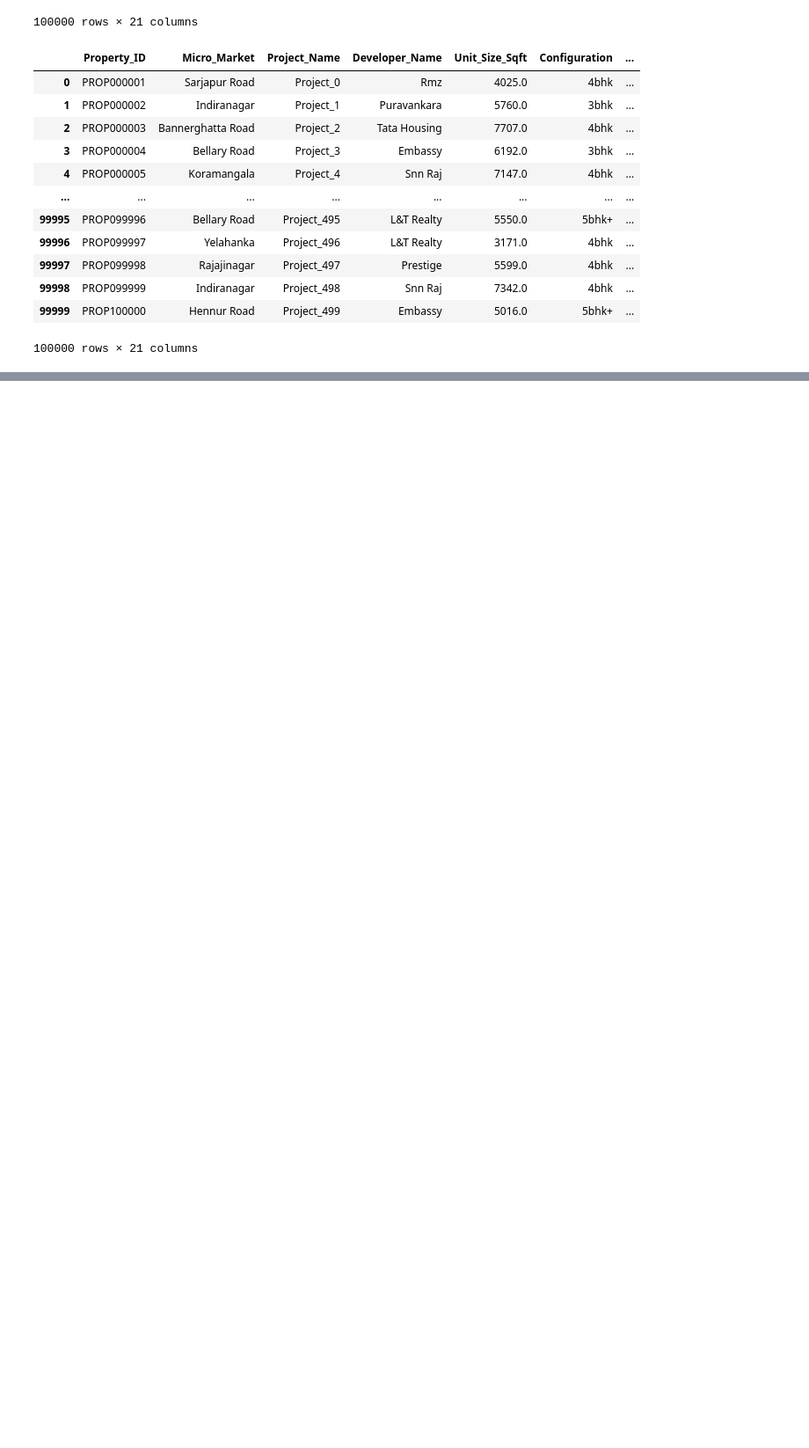
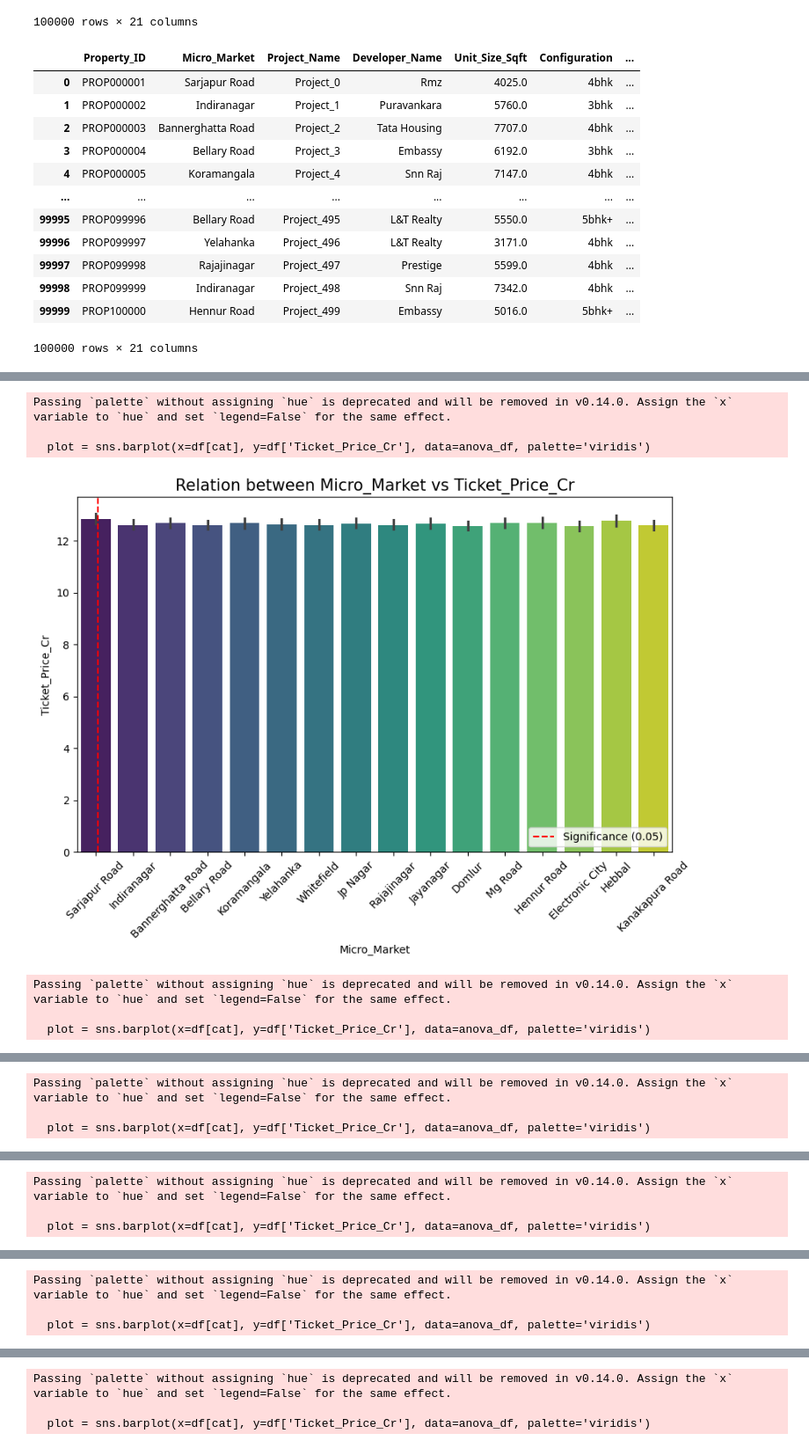
Before and after one commit to Karthigeyanmanoharan/Luxury-Housing-Sales-Analysis-, a Jupyter notebook: eda.ipynb, the cells around one changed output, grey strips where cells are left out. Shown at 88% size. Drawn from its saved outputs; the diff is of its cells as text; code cells hidden in the pictures; blank space fills up the shorter version.

```diff
--- a/eda.ipynb
+++ b/eda.ipynb
@@ -382,0 +486,8 @@ df
+# %%
+df.drop('Property_ID', axis=1, inplace=True)
+# %%
+category_cols = df.select_dtypes(include=['object', 'category']).columns
+# %%
+cat_list=category_cols.tolist()
+# %%
+cat_list.pop(1)
@@ -382,0 +508,28 @@ df
+# %%
+import matplotlib.pyplot as plt
+import seaborn as sns
+
+# Create the plot
+for cat in cat_list:
+    plt.figure(figsize=(10, 6))
+    plot = sns.barplot(x=df[cat], y=df['Ticket_Price_Cr'], data=anova_df, palette='viridis')
+
+    # Add a significance threshold line at p = 0.05
+    plt.axvline(0.05, color='red', linestyle='--', label='Significance (0.05)')
+
+    # Labels and Title
+    plt.title(f'Relation between {cat} vs Ticket_Price_Cr', fontsize=15)
+    plt.xlabel(f'{cat}')
+    plt.ylabel('Ticket_Price_Cr')
+    plt.xticks(rotation=45)
+    plt.legend()
+
+    plt.show()
+# %% [output]
+Passing `palette` without assigning `hue` is deprecated and will be removed in v0.14.0. Assign the `x` variable to `hue` and set `legend=False` for the same effect.
+
+  plot = sns.barplot(x=df[cat], y=df['Ticket_Price_Cr'], data=anova_df, palette='viridis')
+[figure, added]
+Passing `palette` without assigning `hue` is deprecated and will be removed in v0.14.0. Assign the `x` variable to `hue` and set `legend=False` for the same effect.
+
+  plot = sns.barplot(x=df[cat], y=df['Ticket_Price_Cr'], data=anova_df, palette='viridis')
@@ -382,0 +537,3 @@ df
+Passing `palette` without assigning `hue` is deprecated and will be removed in v0.14.0. Assign the `x` variable to `hue` and set `legend=False` for the same effect.
+
+  plot = sns.barplot(x=df[cat], y=df['Ticket_Price_Cr'], data=anova_df, palette='viridis')
@@ -382,0 +541,3 @@ df
+Passing `palette` without assigning `hue` is deprecated and will be removed in v0.14.0. Assign the `x` variable to `hue` and set `legend=False` for the same effect.
+
+  plot = sns.barplot(x=df[cat], y=df['Ticket_Price_Cr'], data=anova_df, palette='viridis')
@@ -382,0 +545,3 @@ df
+Passing `palette` without assigning `hue` is deprecated and will be removed in v0.14.0. Assign the `x` variable to `hue` and set `legend=False` for the same effect.
+
+  plot = sns.barplot(x=df[cat], y=df['Ticket_Price_Cr'], data=anova_df, palette='viridis')
@@ -382,0 +549,3 @@ df
+Passing `palette` without assigning `hue` is deprecated and will be removed in v0.14.0. Assign the `x` variable to `hue` and set `legend=False` for the same effect.
+
+  plot = sns.barplot(x=df[cat], y=df['Ticket_Price_Cr'], data=anova_df, palette='viridis')
```
Also changed, not shown: parts of 31 cells of this notebook.
